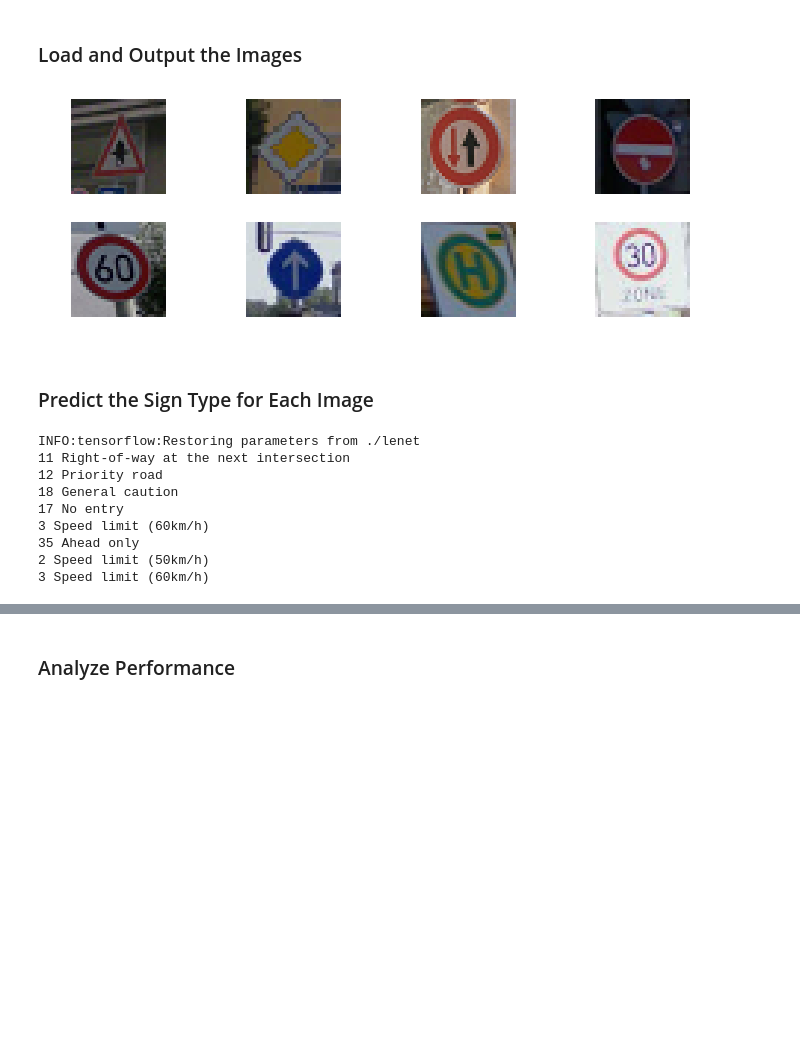
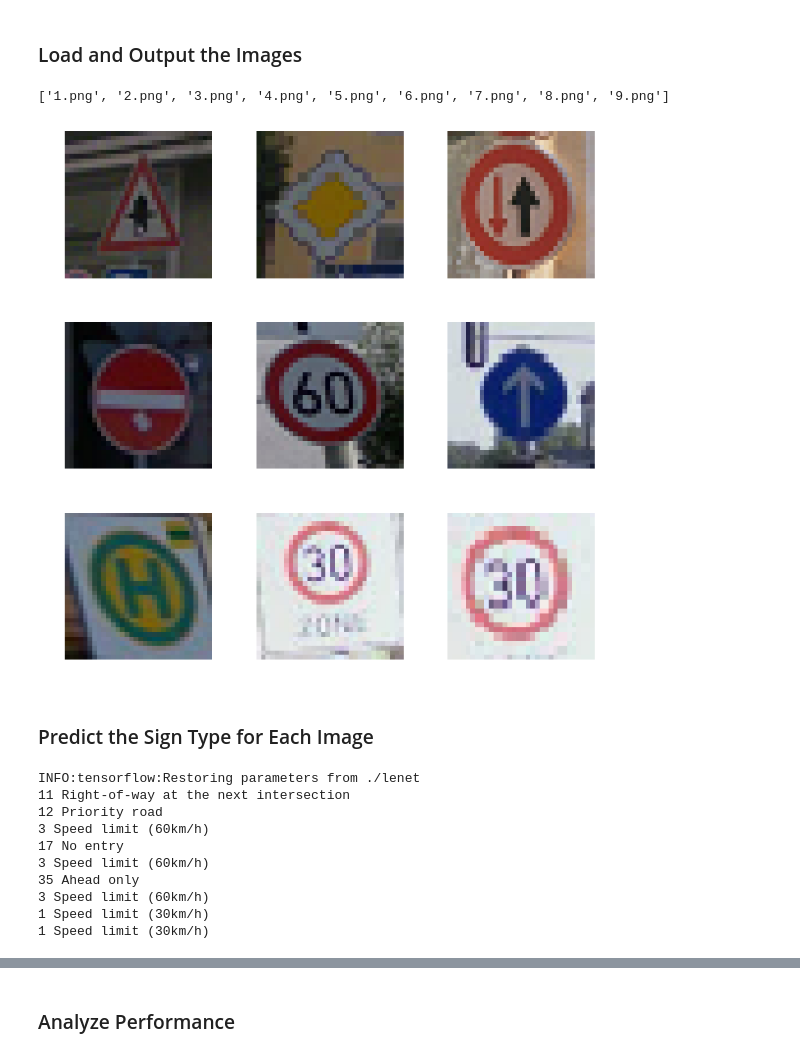
Before and after one commit to HandMi/CarND-Traffic-Sign-Classifier-Project, a Jupyter notebook: Traffic_Sign_Classifier.ipynb, the cells around one changed output, grey strips where cells are left out. Cells and saved outputs as stored; diff of their text form; code cells hidden in the pictures; blank space fills up the shorter version.

```diff
--- a/Traffic_Sign_Classifier.ipynb
+++ b/Traffic_Sign_Classifier.ipynb
@@ -273,7 +276,7 @@ for i in range(9):
 import tensorflow as tf
 
 EPOCHS = 20
-BATCH_SIZE = 50
+BATCH_SIZE = 200
 
 def conv2d(x, W, b, strides=1):
     x = tf.nn.conv2d(x, W, strides=[1, strides, strides, 1], padding='VALID')
@@ -367,7 +371,7 @@ def LeNet(x, dropout):
 
     return logits
 # %%
-x = tf.placeholder(tf.float32, (None, 32, 32, 3))
+x = tf.placeholder(tf.float32, (None, 32, 32, 1))
 y = tf.placeholder(tf.int32, (None))
 dropout = tf.placeholder(tf.float32, (None))
 one_hot_y = tf.one_hot(y, n_classes)
@@ -417,7 +421,7 @@ with tf.Session() as sess:
         for offset in range(0, num_examples, BATCH_SIZE):
             end = offset + BATCH_SIZE
             batch_x, batch_y = train_features_processed[offset:end], train_labels[offset:end]
-            sess.run(training_operation, feed_dict={x: batch_x, y: batch_y, dropout: 0.8})
+            sess.run(training_operation, feed_dict={x: batch_x, y: batch_y, dropout: 0.7})
         validation_accuracy = evaluate(validation_features_processed, validation_labels)
         print("EPOCH {} ...".format(i+1))
         print("Validation Accuracy = {:.3f}".format(validation_accuracy))
@@ -444,28 +448,22 @@ Validation Accuracy = 0.944
 
 Model saved
 # %%
+from sklearn.utils import shuffle
+
 with tf.Session() as sess:
     saver.restore(sess, './lenet')
-    for i in range(1):
+    num_examples = len(train_features_processed)
+    for i in range(10):
         train_features_processed, train_labels = shuffle(train_features_processed, train_labels)
         for offset in range(0, num_examples, BATCH_SIZE):
             end = offset + BATCH_SIZE
             batch_x, batch_y = train_features_processed[offset:end], train_labels[offset:end]
-            sess.run(training_operation, feed_dict={x: batch_x, y: batch_y, dropout: 0.8})
+            sess.run(training_operation, feed_dict={x: batch_x, y: batch_y, dropout: 0.95})
         validation_accuracy = evaluate(validation_features_processed, validation_labels)
         print("EPOCH {} ...".format(i+1))
         print("Validation Accuracy = {:.3f}".format(validation_accuracy))
         print()
     saver.save(sess, './lenet')
-    train_accuracy = evaluate(train_features_processed, train_labels)
-    print("Train Accuracy = {:.3f}".format(train_accuracy))
-    print()
-    validation_accuracy = evaluate(validation_features_processed, validation_labels)
-    print("Validation Accuracy = {:.3f}".format(validation_accuracy))
-    print()
-    test_accuracy = evaluate(test_features_processed, test_labels)
-    print("Test Accuracy = {:.3f}".format(test_accuracy))
-    print()
 # %% [output]
 INFO:tensorflow:Restoring parameters from ./lenet
 EPOCH 1 ...
@@ -489,17 +514,20 @@ You may find `signnames.csv` useful as it contains mappings from the class id (i
 # %%
 import os
 
 ### Load the images and plot them here.
 ### Feel free to use as many code cells as needed.
-test_signs=os.listdir("examples/")
-fig, ax = plt.subplots(2,4,figsize=(12,4))
-new_images = [cv2.cvtColor(cv2.imread("examples/"+test_signs[i]),cv2.COLOR_BGR2RGB) for i in range(0,8)]
-for i in range(0, 2):
-        for j in range(0, 4):
-            ax[i][j].imshow(new_images[4*i+j])
+test_signs=os.listdir("pictures/")
+test_signs.sort()
+print(test_signs)
+fig, ax = plt.subplots(3,3,figsize=(12,12))
+new_images = [cv2.cvtColor(cv2.imread("pictures/"+test_signs[i]),cv2.COLOR_BGR2RGB) for i in range(0,9)]
+for i in range(0, 3):
+        for j in range(0, 3):
+            ax[i][j].imshow(new_images[3*i+j])
             ax[i][j].axis('off')
 # %% [output]
+['1.png', '2.png', '3.png', '4.png', '5.png', '6.png', '7.png', '8.png', '9.png']
-[figure, old version]
+[figure, new version]
 # %% [markdown]
 ### Predict the Sign Type for Each Image
 # %%
@@ -515,7 +543,7 @@ def predict(features, human_readable=False):
 
 new_features_processed = pre_process_data(new_images)
 signal_prediction = predict(new_features_processed)
-for i in range(0,8):
+for i in range(0,9):
     n=signal_prediction[i]
     signal_name=str(signnames[n+1][1])
     print(str(n)+" "+signal_name)
@@ -523,11 +551,12 @@ for i in range(0,8):
 INFO:tensorflow:Restoring parameters from ./lenet
 11 Right-of-way at the next intersection
 12 Priority road
-18 General caution
+3 Speed limit (60km/h)
 17 No entry
 3 Speed limit (60km/h)
 35 Ahead only
-2 Speed limit (50km/h)
 3 Speed limit (60km/h)
+1 Speed limit (30km/h)
+1 Speed limit (30km/h)
 # %%
 # Plot one representative of each label again
```
Also changed, not shown: parts of 12 cells of this notebook, 24 other files.
